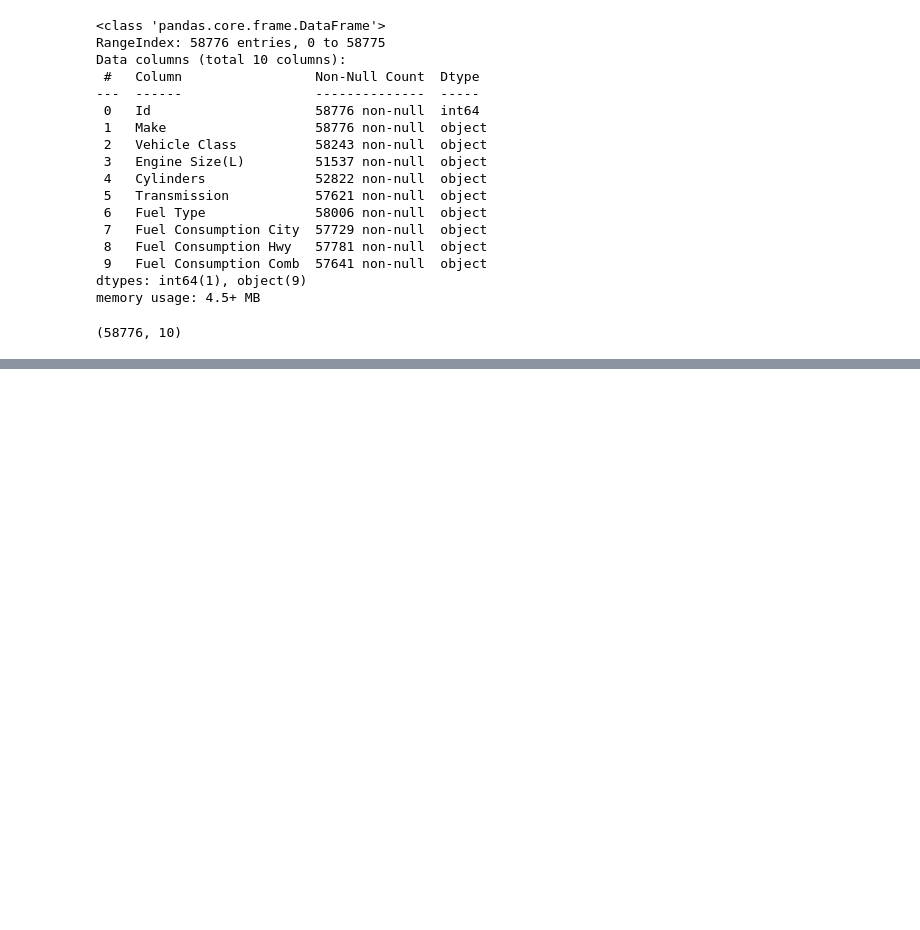
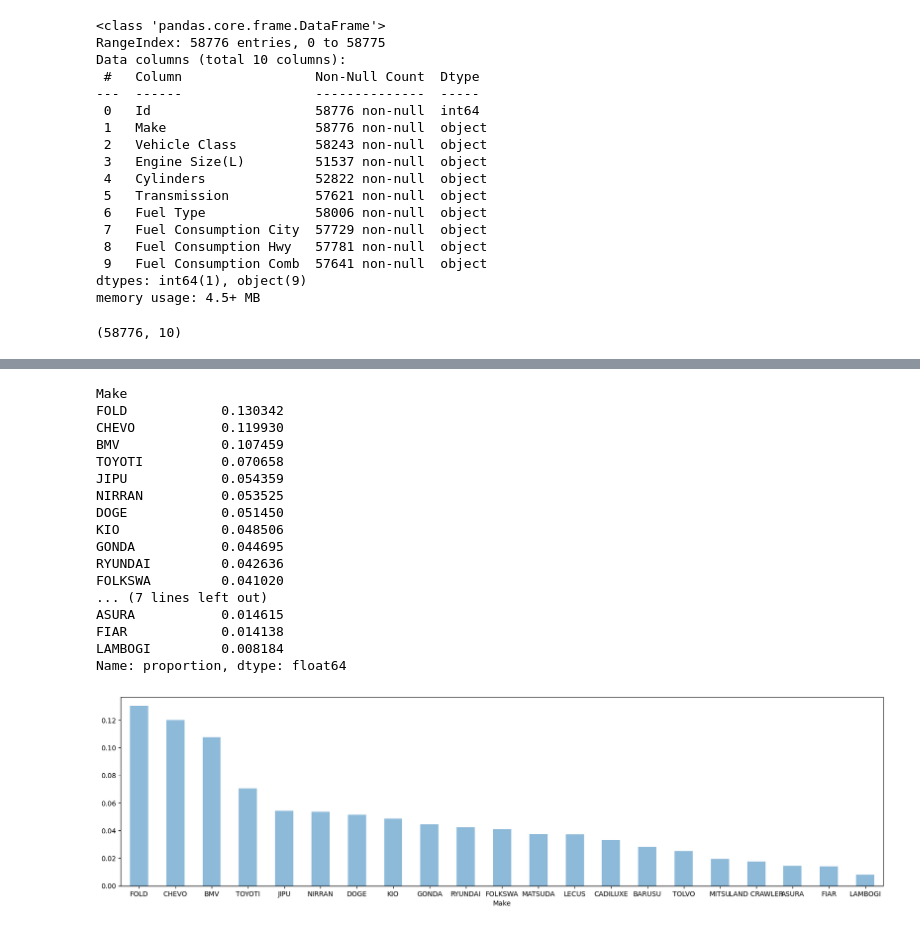
Before and after one commit to dikaizm/data-slayer, a Jupyter notebook: notebooks/1.0-data-exploration.ipynb, the cells around one changed output, grey strips where cells are left out. Drawn from its saved outputs; the diff is of its cells as text; code cells hidden in the pictures; blank space fills up the shorter version.

```diff
--- a/notebooks/1.0-data-exploration.ipynb
+++ b/notebooks/1.0-data-exploration.ipynb
@@ -36,0 +88,28 @@ df.shape
+# %%
+import matplotlib.pyplot as plt
+
+norm = df['Make'].value_counts(normalize=True)
+print(norm)
+
+plt.figure(figsize=(20, 5))
+norm.plot(kind='bar', alpha=0.5, rot=0)
+plt.show()
+# %% [output]
+Make
+FOLD            0.130342
+CHEVO           0.119930
+BMV             0.107459
+TOYOTI          0.070658
+JIPU            0.054359
+NIRRAN          0.053525
+DOGE            0.051450
+KIO             0.048506
+GONDA           0.044695
+RYUNDAI         0.042636
+FOLKSWA         0.041020
+... (7 lines left out)
+ASURA           0.014615
+FIAR            0.014138
+LAMBOGI         0.008184
+Name: proportion, dtype: float64
+[figure, added]
```
Also changed, not shown: parts of 17 cells of this notebook.
